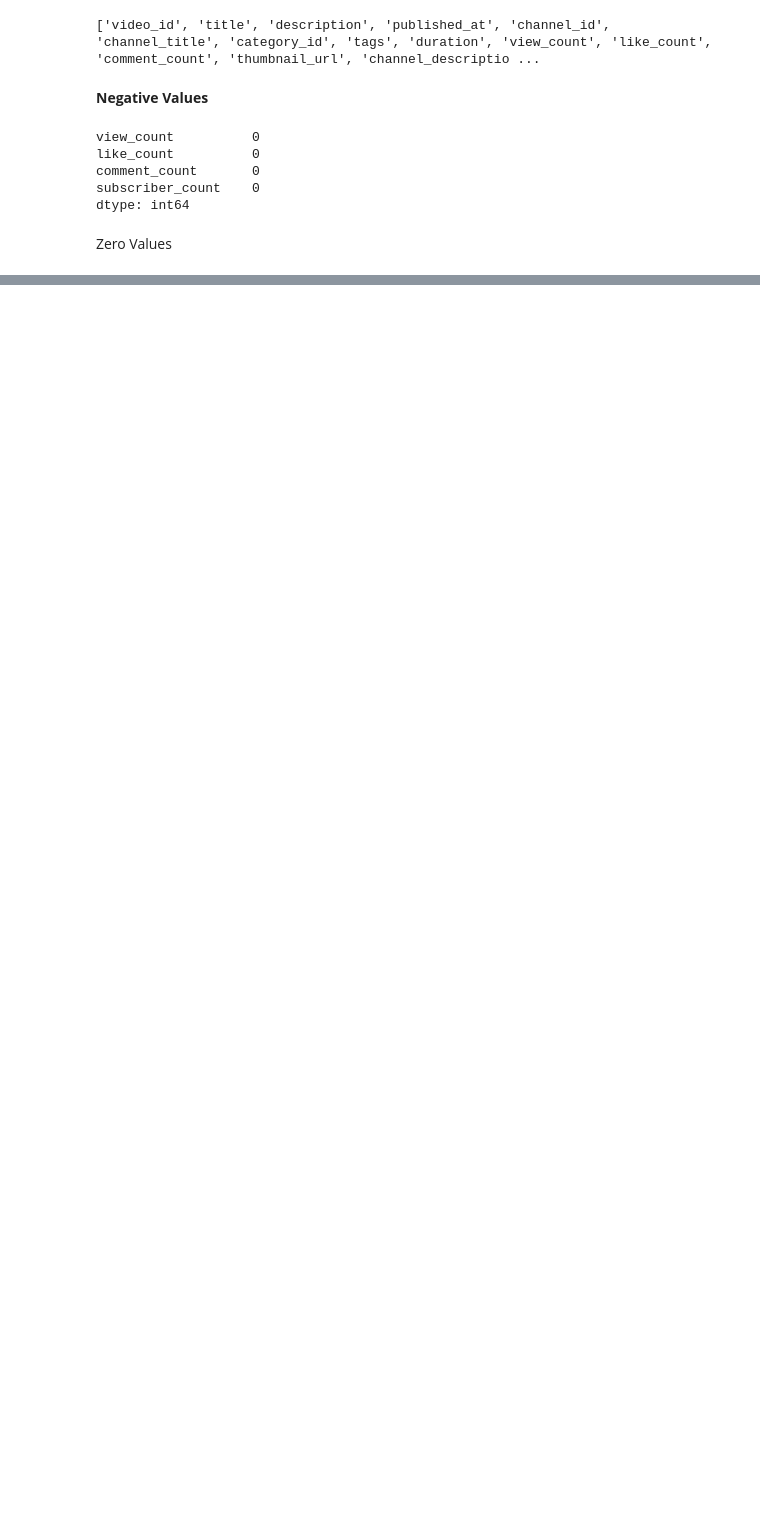
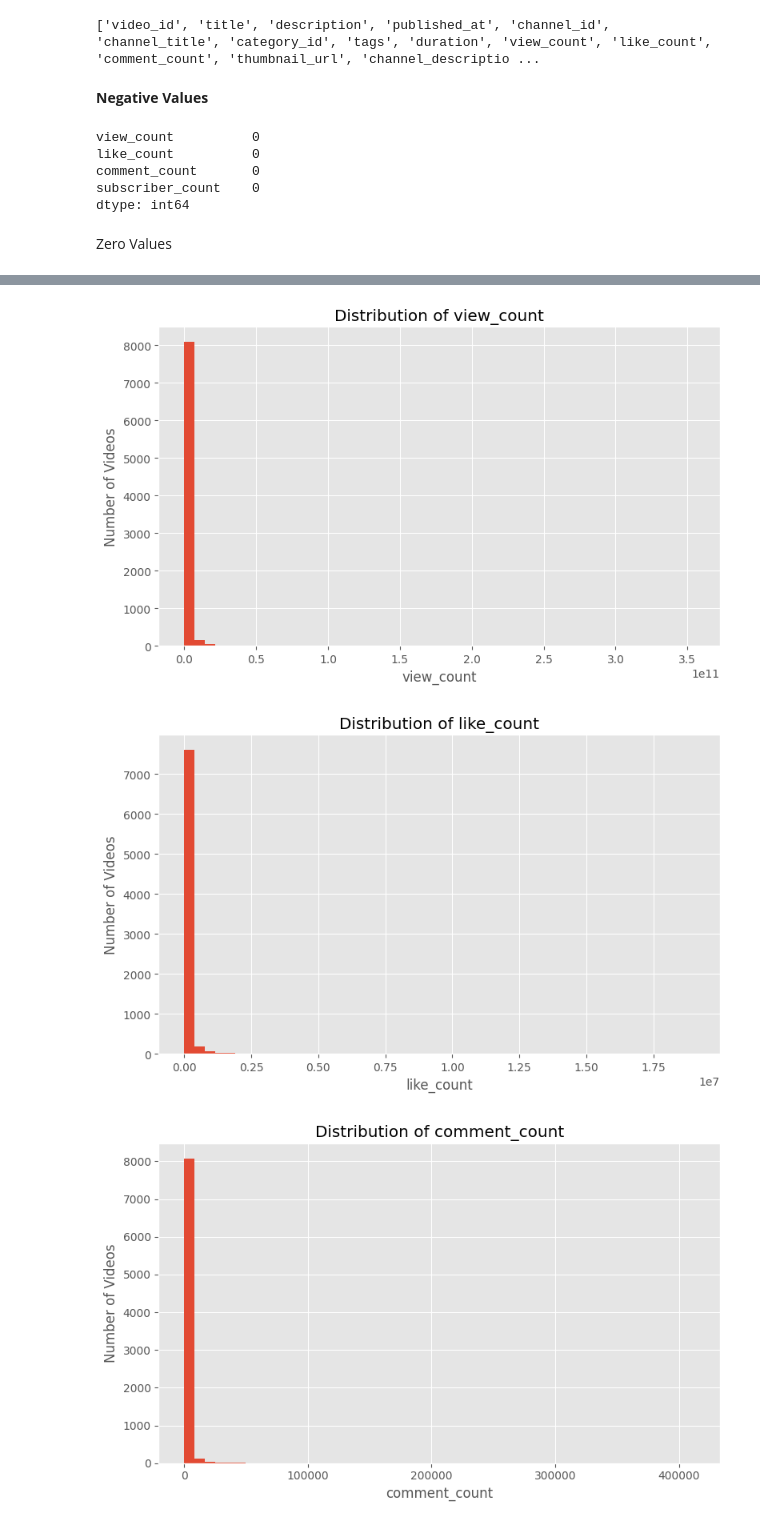
Before and after one commit to poornahari16/creatorlens-youtube-engagement-prediction, a Jupyter notebook: notebooks/03_EDA.ipynb, the cells around one changed output, grey strips where cells are left out. Saved outputs shown, nothing was run; the diff lists cells and outputs as text; code cells hidden in the pictures; blank space fills up the shorter version.

```diff
--- a/notebooks/03_EDA.ipynb
+++ b/notebooks/03_EDA.ipynb
@@ -177,0 +223,14 @@ dtype: int64
+# %%
+string_cols = df.select_dtypes(include="object").columns
+
+empty_string_counts = {}
+
+for col in string_cols:
+    empty_string_counts[col] = (
+        df[col].astype(str).str.strip().eq("").sum()
+    )
+
+empty_string_counts = pd.Series(empty_string_counts)
+
+print("Empty string counts:")
+print(empty_string_counts.sort_values(ascending=False))
@@ -177,0 +305,23 @@ dtype: int64
+# %%
+import matplotlib.pyplot as plt
+
+distribution_cols = [
+    "view_count",
+    "like_count",
+    "comment_count",
+    "subscriber_count",
+    "video_count"
+]
+
+for col in distribution_cols:
+    plt.figure(figsize=(8, 5))
+    plt.hist(df[col].dropna(), bins=50)
+    plt.title(f"Distribution of {col}")
+    plt.xlabel(col)
+    plt.ylabel("Number of Videos")
+    plt.tight_layout()
+    plt.show()
+# %% [output]
+[figure, added]
+[figure, added]
+[figure, added]
```
Also changed, not shown: parts of 62 cells of this notebook, 11 other files.
